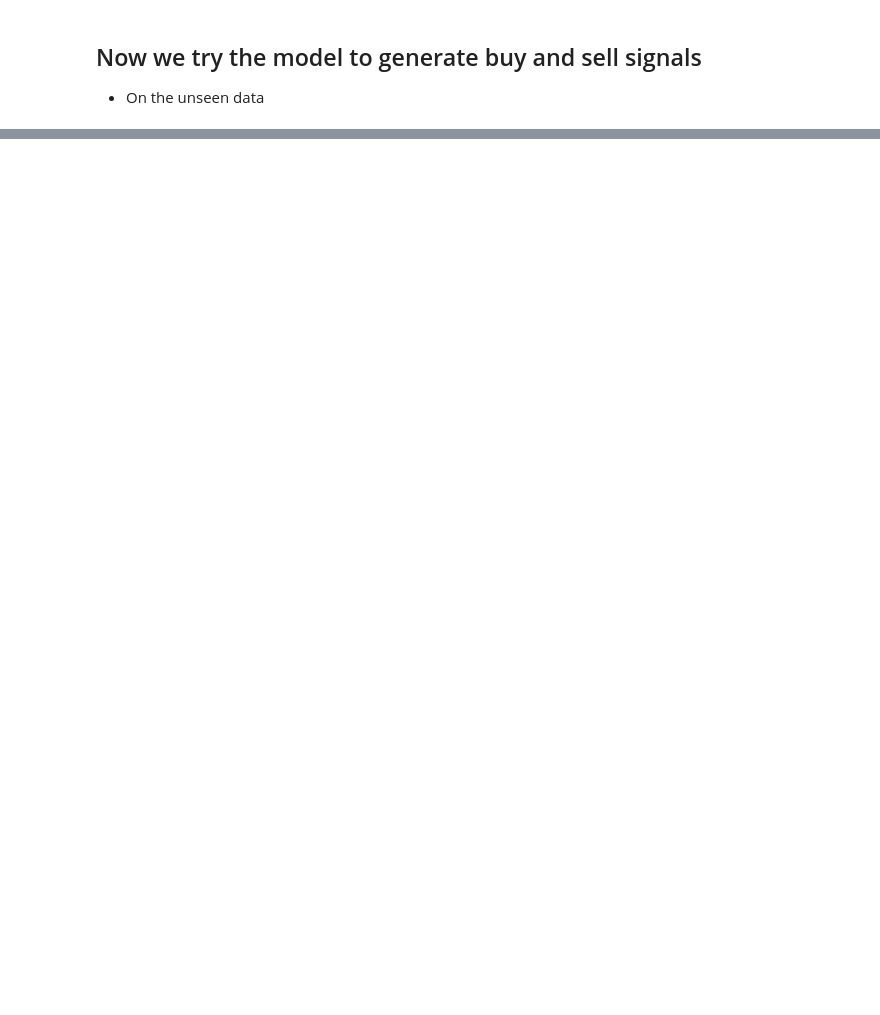
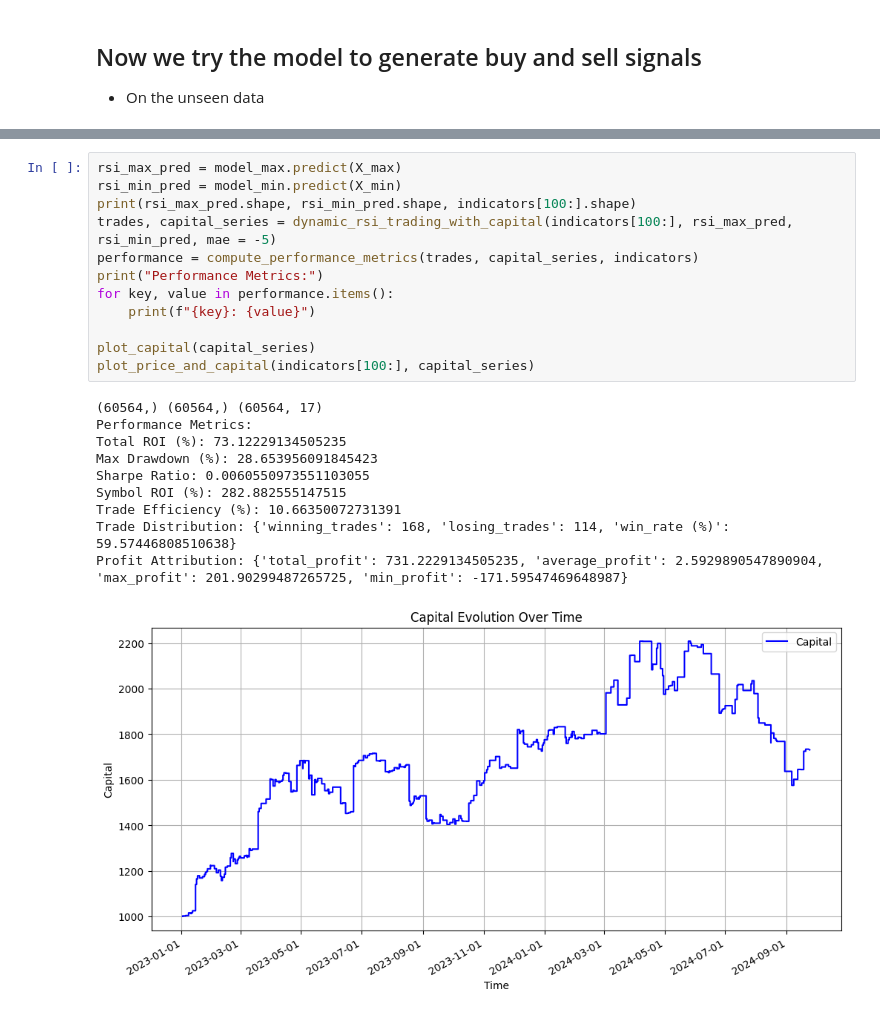
Before and after one commit to ZBaiY/tradebotv3, a Jupyter notebook: notebooks/dynamic_rsi_experiments.ipynb, the cells around one changed output, grey strips where cells are left out. Cells and saved outputs as stored; diff of their text form; blank space fills up the shorter version.

```diff
--- a/notebooks/dynamic_rsi_experiments.ipynb
+++ b/notebooks/dynamic_rsi_experiments.ipynb
@@ -731,0 +847,23 @@ trades[-10:]
+# %%
+rsi_max_pred = model_max.predict(X_max)
+rsi_min_pred = model_min.predict(X_min)
+print(rsi_max_pred.shape, rsi_min_pred.shape, indicators[100:].shape)
+trades, capital_series = dynamic_rsi_trading_with_capital(indicators[100:], rsi_max_pred, rsi_min_pred, mae = -5)
+performance = compute_performance_metrics(trades, capital_series, indicators)
+print("Performance Metrics:")
+for key, value in performance.items():
+    print(f"{key}: {value}")
+
+plot_capital(capital_series)
+plot_price_and_capital(indicators[100:], capital_series)
+# %% [output]
+(60564,) (60564,) (60564, 17)
+Performance Metrics:
+Total ROI (%): 73.12229134505235
+Max Drawdown (%): 28.653956091845423
+Sharpe Ratio: 0.0060550973551103055
+Symbol ROI (%): 282.882555147515
+Trade Efficiency (%): 10.66350072731391
+Trade Distribution: {'winning_trades': 168, 'losing_trades': 114, 'win_rate (%)': 59.57446808510638}
+Profit Attribution: {'total_profit': 731.2229134505235, 'average_profit': 2.5929890547890904, 'max_profit': 201.90299487265725, 'min_profit': -171.59547469648987}
+[figure, added]
```
Also changed, not shown: parts of 13 cells of this notebook.
